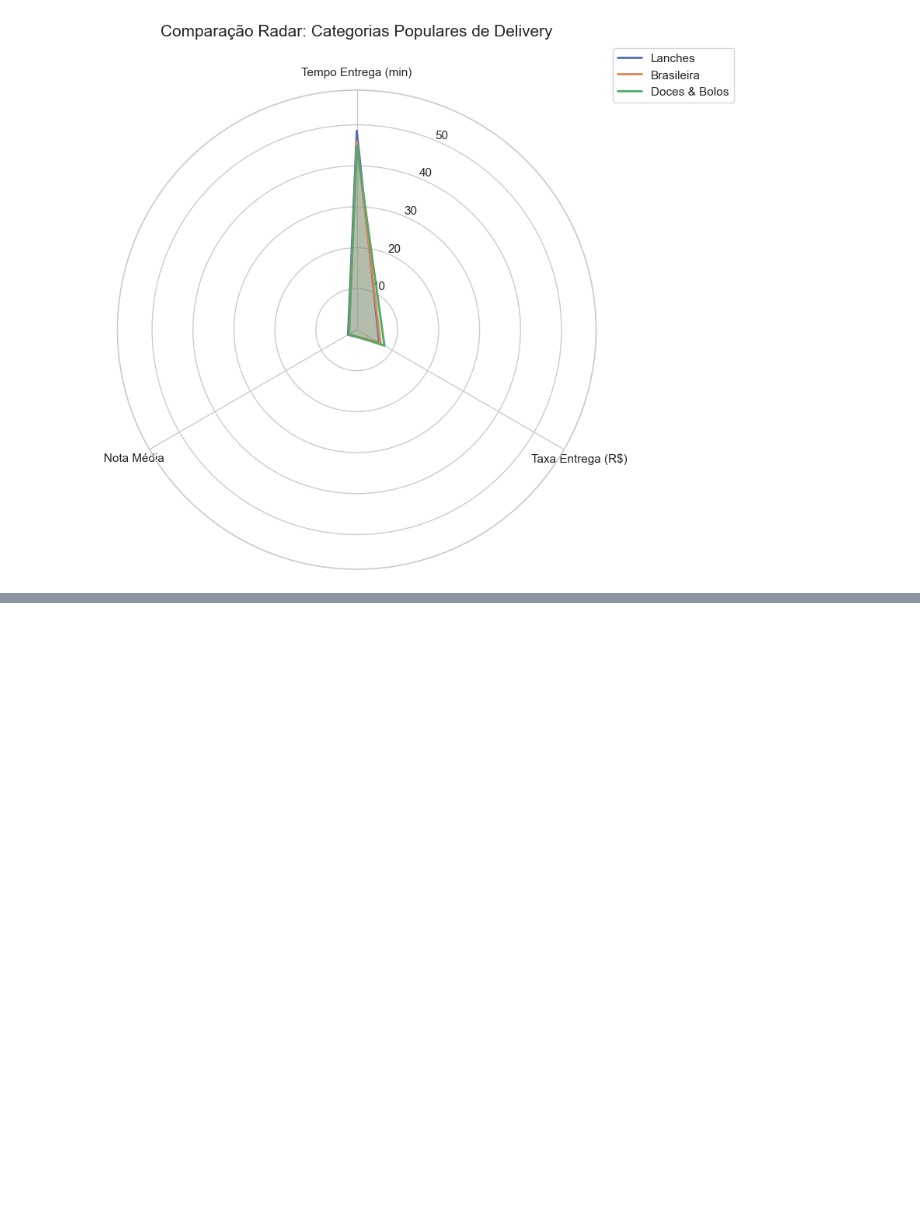
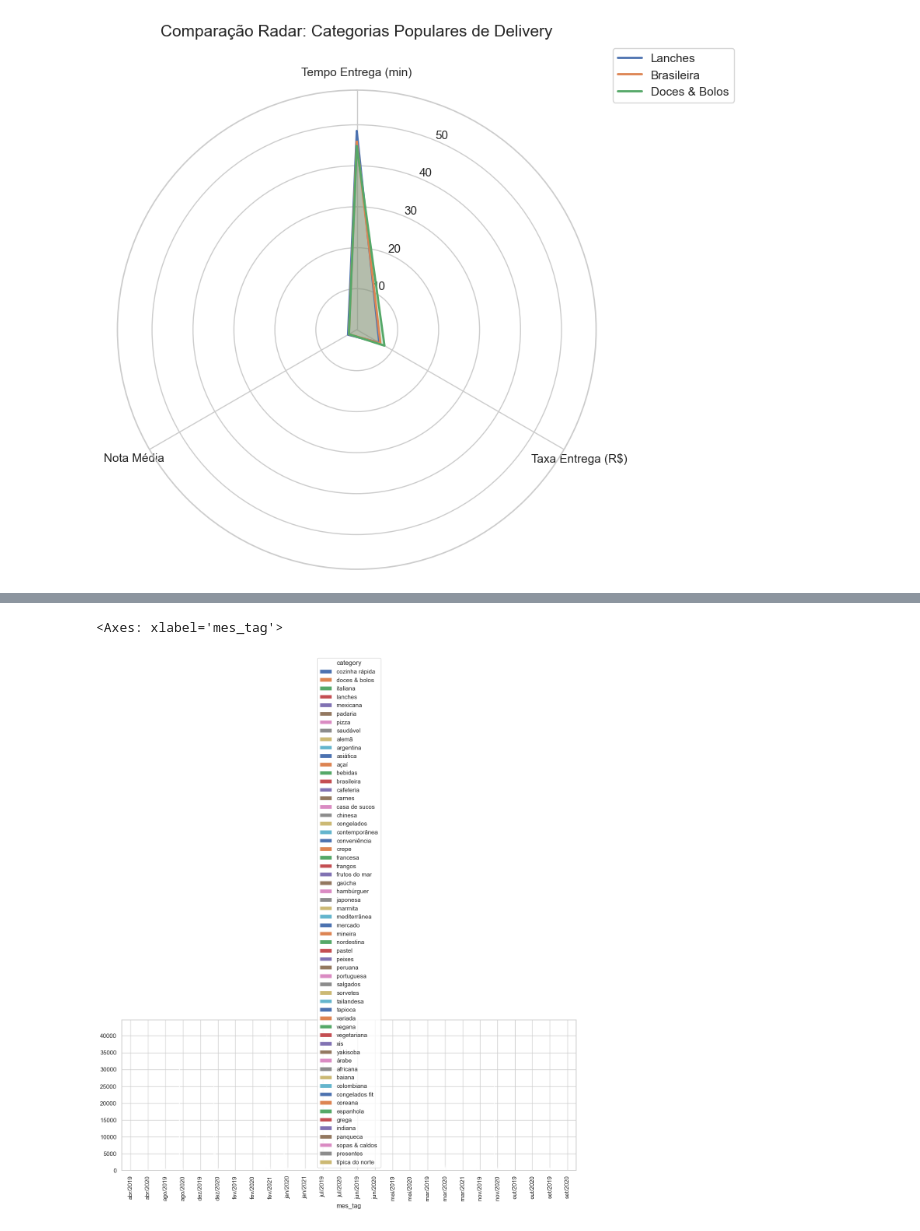
Before and after one commit to leoleaal/analise-ifood-restaurantes, a Jupyter notebook: notebooks/eda_ifood_v2.ipynb, the cells around one changed output, grey strips where cells are left out. Drawn from its saved outputs; the diff is of its cells as text; code cells hidden in the pictures; blank space fills up the shorter version.

```diff
--- a/notebooks/eda_ifood_v2.ipynb
+++ b/notebooks/eda_ifood_v2.ipynb
@@ -289,0 +292,13 @@ Index(['availableForScheduling', 'category', 'delivery_fee', 'delivery_time',
+# %%
+import re
+
+def extrair_mes_ano(tags):
+    match = re.findall(r'(jan|fev|mar|abr|mai|jun|jul|ago|set|out|nov|dez)(\d{2})', tags)
+    return f'{match[0][0]}/20{match[0][1]}' if match else None
+
+df['mes_tag'] = df['tags'].astype(str).apply(extrair_mes_ano)
+# %%
+df.groupby(['mes_tag', 'category']).size().unstack().plot(kind='bar', figsize=(15,5))
+# %% [output]
+<Axes: xlabel='mes_tag'>
+[figure, added]
```
Also changed, not shown: parts of 25 cells of this notebook.
